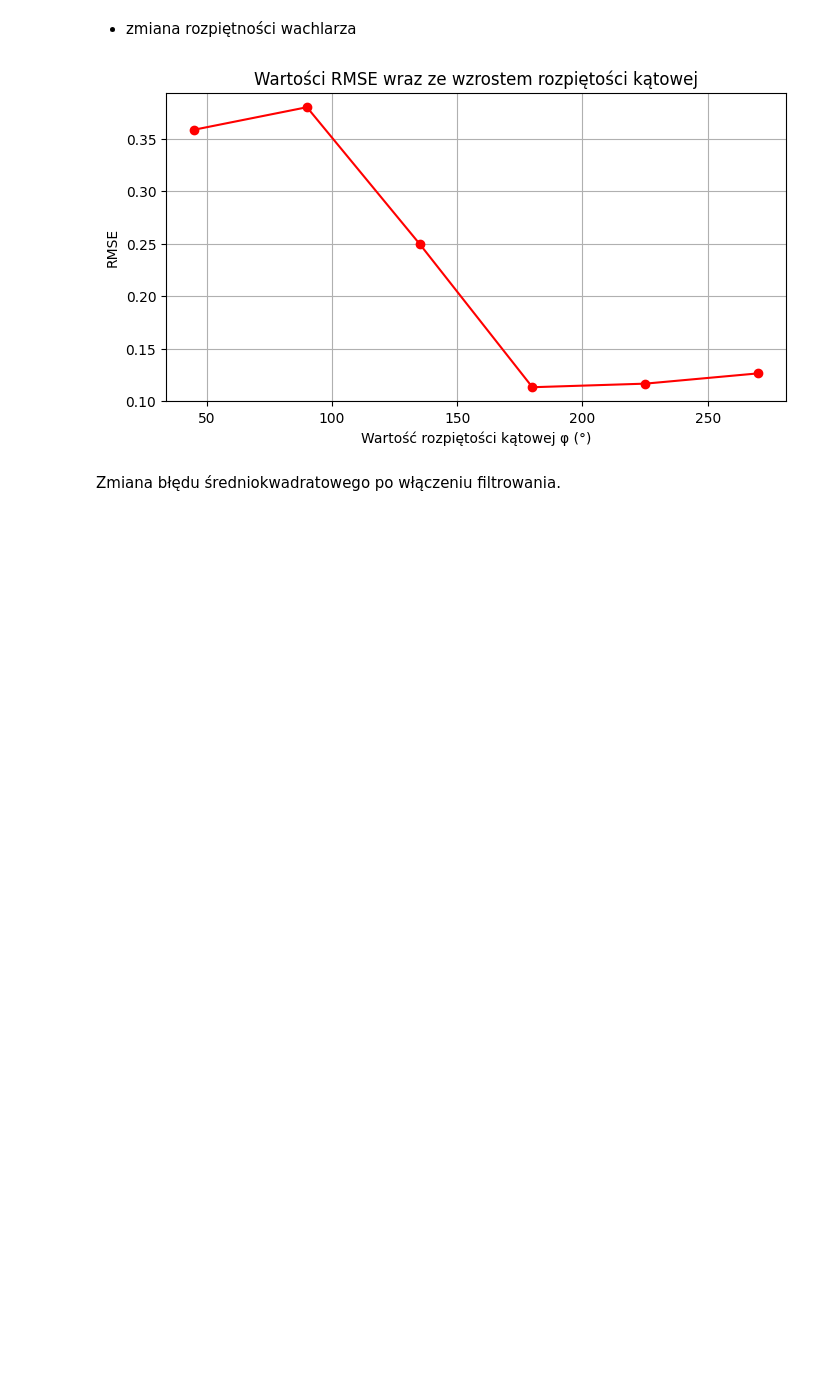
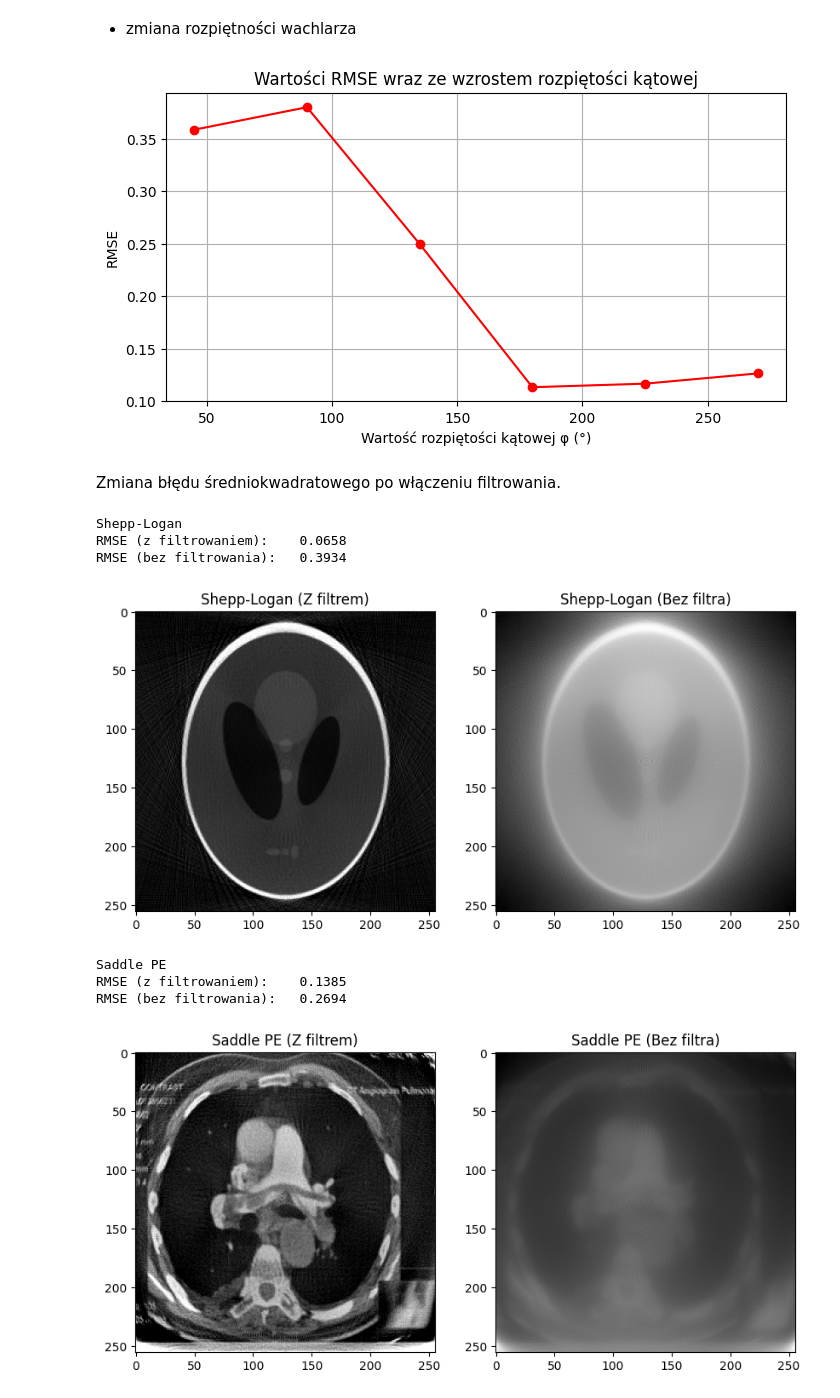
Before and after one commit to julia-m11/Tomograf, a Jupyter notebook: tomograf1.ipynb, the cells around one changed output. Drawn from its saved outputs; the diff is of its cells as text; code cells hidden in the pictures; blank space fills up the shorter version.

Commit message:
nowa funkcja wczytywania obrazow

```diff
--- a/tomograf1.ipynb
+++ b/tomograf1.ipynb
@@ -305,9 +316,9 @@ Zmiana błędu średniokwadratowego podczas wykonywania kolejnych iteracji odwro
 test_n = 180
 test_phi = 180
 test_step = 2.0
-sino, sino_steps, step_freq, angles = generate_sinogram(test_step, test_n, test_phi)
+sino, sino_steps, step_freq, angles = generate_sinogram(test_step, test_n, test_phi, img1)
 
-h, w = img_grey.shape
+h, w = img1.shape
 r = math.sqrt(w**2 + h**2) / 2 + 10
 offset_x, offset_y = w / 2, h / 2
 
@@ -316,7 +327,7 @@ reco_f, reco_nf, steps = reconstruction_process(sino, angles, test_n, math.radia
 iter_rmse = []
 for s in steps:
     s_rescaled = s * 255 if s.max() <= 1.0 else s
-    iter_rmse.append(calculate_rmse(img_grey, s_rescaled))
+    iter_rmse.append(calculate_rmse(img1, s_rescaled))
 
 x_values = [i * step_freq for i in range(len(iter_rmse))]
 plt.figure(figsize=(8, 4))
@@ -337,9 +348,9 @@ detectors_list = [90, 180, 270, 360, 450, 540, 630, 720]
 n_rmse = []
 
 for n_val in detectors_list:
-    sino, _, sf, ang = generate_sinogram(2.0, n_val, 180)
+    sino, _, sf, ang = generate_sinogram(2.0, n_val, 180, img1)
     rf, _, _ = reconstruction_process(sino, ang, n_val, math.radians(180), r, offset_x, offset_y, h, w, sf)
-    n_rmse.append(calculate_rmse(img_grey, rf))
+    n_rmse.append(calculate_rmse(img1, rf))
 
 plt.figure(figsize=(8, 4))
 plt.plot(detectors_list, n_rmse, color='green', marker='o')
@@ -362,10 +373,10 @@ default_phi = 180
 for s_val in scans_list:
     step = 360.0 / s_val
 
-    sino, _, sf, ang = generate_sinogram(step, default_n, default_phi)
+    sino, _, sf, ang = generate_sinogram(step, default_n, default_phi, img1)
     rf, _, _ = reconstruction_process(sino, ang, default_n, math.radians(default_phi), r, offset_x, offset_y, h, w, sf)
 
-    scans_rmse.append(calculate_rmse(img_grey, rf))
+    scans_rmse.append(calculate_rmse(img1, rf))
 
 plt.figure(figsize=(8, 4))
 plt.plot(scans_list, scans_rmse, color='blue', marker='o')
@@ -383,9 +394,9 @@ phi_list = [45, 90, 135, 180, 225, 270]
 phi_rmse = []
 
 for p_val in phi_list:
-    sino, _, sf, ang = generate_sinogram(2.0, 180, p_val)
+    sino, _, sf, ang = generate_sinogram(2.0, 180, p_val, img1)
     rf, _, _ = reconstruction_process(sino, ang, 180, math.radians(p_val), r, offset_x, offset_y, h, w, sf)
-    phi_rmse.append(calculate_rmse(img_grey, rf))
+    phi_rmse.append(calculate_rmse(img1, rf))
 
 plt.figure(figsize=(8, 4))
 plt.plot(phi_list, phi_rmse, color='red', marker='o')
@@ -399,27 +410,31 @@ plt.show()
 # %% [markdown]
 Zmiana błędu średniokwadratowego po włączeniu filtrowania.
 # %%
-# do poprawienia wczytywanie obrazow
-
 n_test = 360
-scans_test = 360
-step_test = 360 / scans_test
+step_test = 1 #360 skanow, czyli o 1 stopien
 phi_test = 270
-test_images = {"Shepp-Logan": img1_prepared, "Saddle PE": img2_prepared}
 
 for name, img_data in test_images.items():
     sino, _, sf, ang = generate_sinogram(step_test, n_test, phi_test, img_data)
     reco_f, reco_nf, _ = reconstruction_process(sino, ang, n_test, math.radians(phi_test), r, offset_x, offset_y, h, w, sf)
 
-    # 3. Obliczanie RMSE
     rmse_f = calculate_rmse(img_data, reco_f)
     rmse_nf = calculate_rmse(img_data, reco_nf)
 
-    print(f"\n--- WYNIKI DLA OBRAZU: {name} ---")
+    print(f"\n{name}")
     print(f"RMSE (z filtrowaniem):    {rmse_f:.4f}")
     print(f"RMSE (bez filtrowania):   {rmse_nf:.4f}")
 
     fig, ax = plt.subplots(1, 2, figsize=(10, 5))
     ax[0].imshow(reco_f, cmap='gray'); ax[0].set_title(f"{name} (Z filtrem)")
     ax[1].imshow(reco_nf, cmap='gray'); ax[1].set_title(f"{name} (Bez filtra)")
     plt.show()
+# %% [output]
+Shepp-Logan
+RMSE (z filtrowaniem):    0.0658
+RMSE (bez filtrowania):   0.3934
+[figure, added]
+Saddle PE
+RMSE (z filtrowaniem):    0.1385
+RMSE (bez filtrowania):   0.2694
+[figure, added]
```
Also changed, not shown: parts of 8 cells of this notebook.
